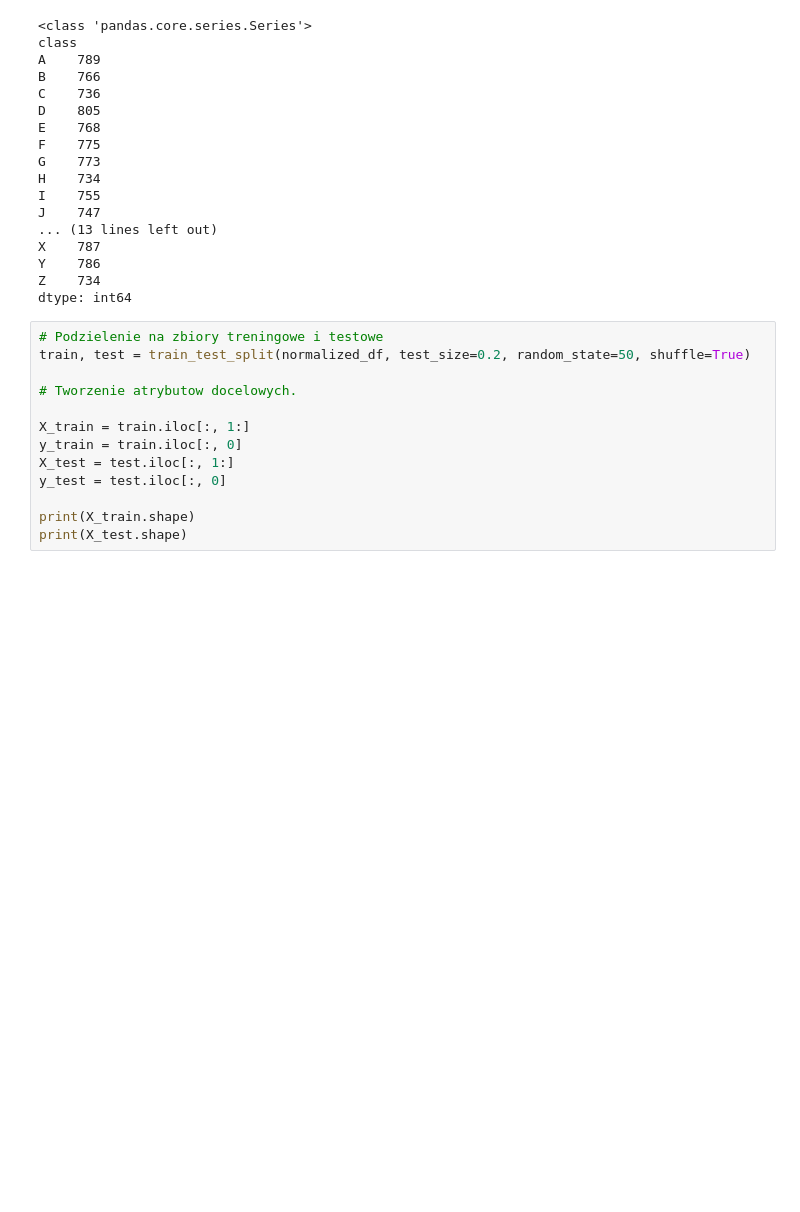
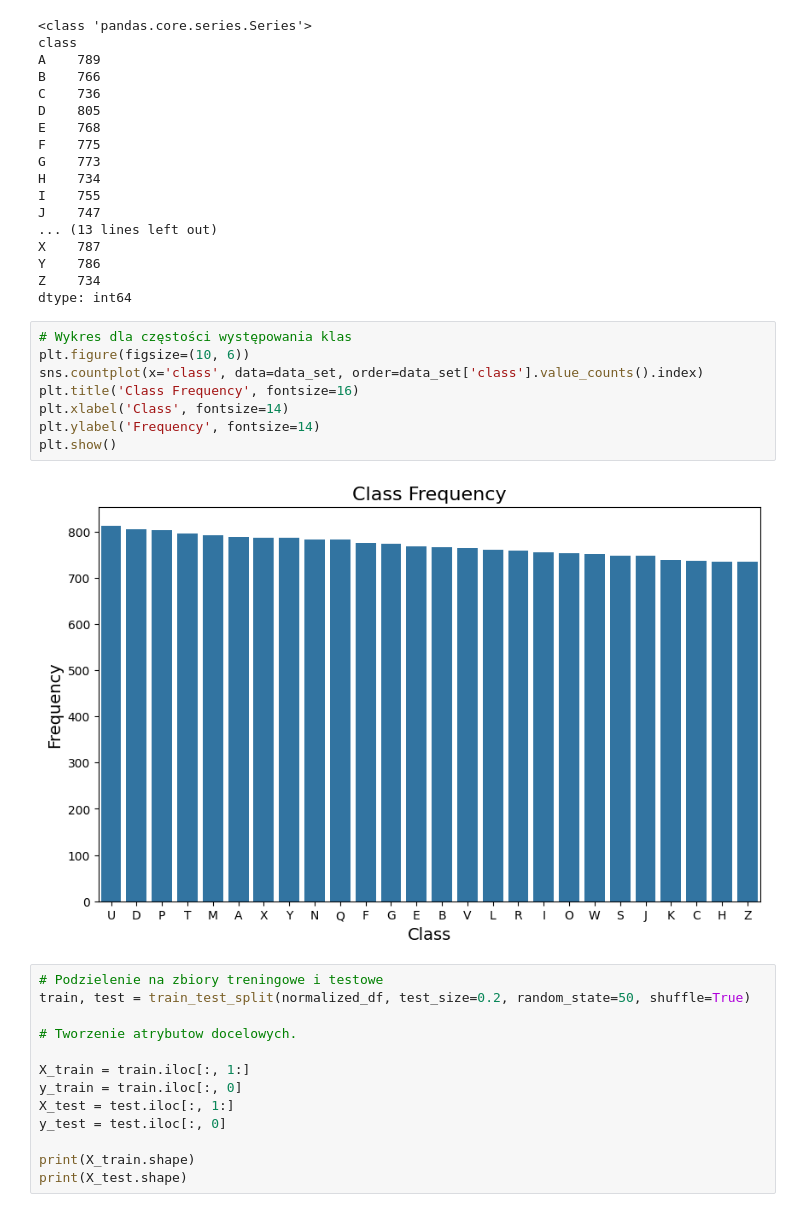
Before and after one commit to opaciorkowski/pro1d-project, a Jupyter notebook: PRO PROJECT/Project.ipynb, the cells around one changed output. Cells and saved outputs as stored; diff of their text form; blank space fills up the shorter version.

Commit message:
added more graphs

```diff
--- a/PRO PROJECT/Project.ipynb
+++ b/PRO PROJECT/Project.ipynb
@@ -122,6 +123,16 @@ X    787
 Y    786
 Z    734
 dtype: int64
+# %%
+# Wykres dla częstości występowania klas
+plt.figure(figsize=(10, 6))
+sns.countplot(x='class', data=data_set, order=data_set['class'].value_counts().index)
+plt.title('Class Frequency', fontsize=16)
+plt.xlabel('Class', fontsize=14)
+plt.ylabel('Frequency', fontsize=14)
+plt.show()
+# %% [output]
+[figure, added]
 # %%
 # Podzielenie na zbiory treningowe i testowe
 train, test = train_test_split(normalized_df, test_size=0.2, random_state=50, shuffle=True)
```
Also changed, not shown: parts of 6 cells of this notebook.
